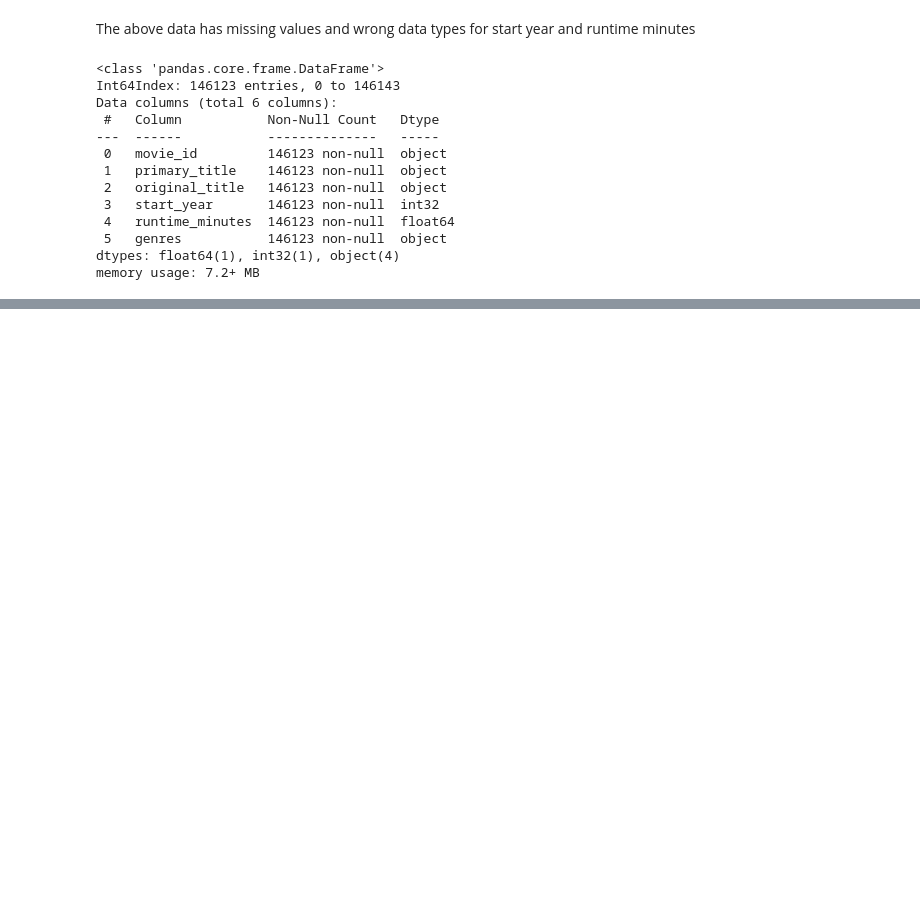
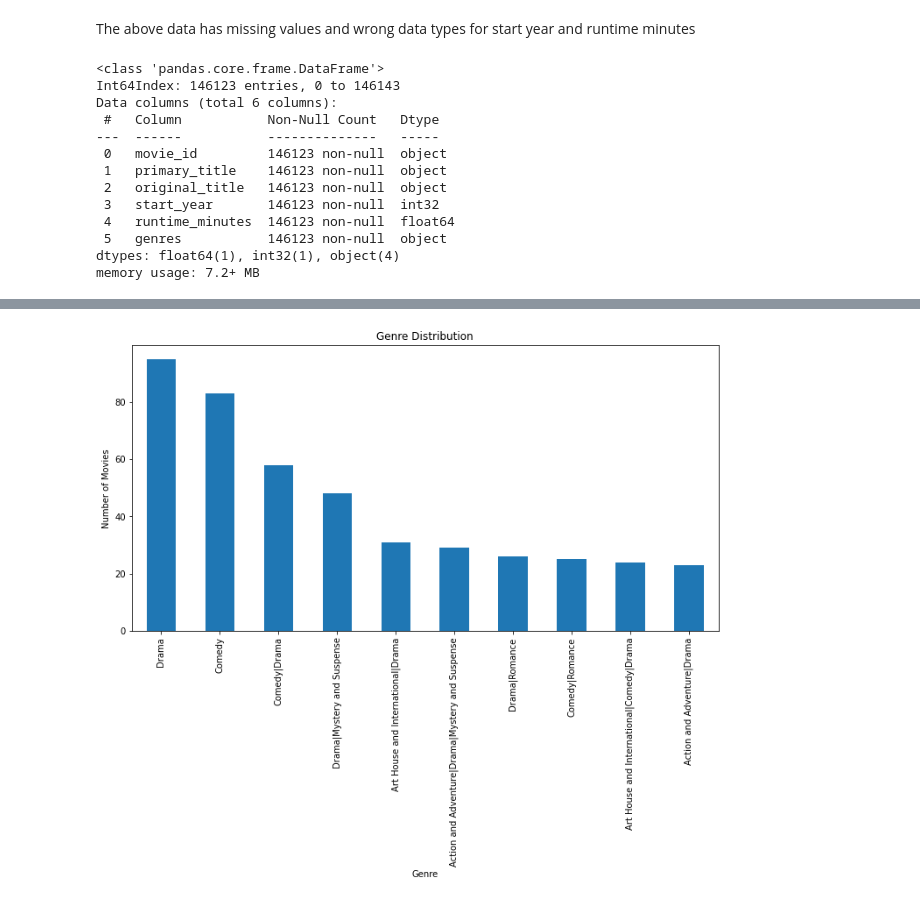
Before and after one commit to DrJeremyNgugi/Phase1project, a Jupyter notebook: Phase1Project.ipynb, the cells around one changed output, grey strips where cells are left out. Drawn from its saved outputs; the diff is of its cells as text; code cells hidden in the pictures; blank space fills up the shorter version.

```diff
--- a/Phase1Project.ipynb
+++ b/Phase1Project.ipynb
@@ -380,0 +449,14 @@ memory usage: 7.2+ MB
+# %%
+#Distribution of genres
+
+genre_counts= df2_cleaned['genre'].value_counts()
+
+top_genres= genre_counts.head(10)
+
+top_genres.plot(kind='bar', figsize=(12, 6), title='Genre Distribution')
+plt.xlabel('Genre')
+plt.ylabel('Number of Movies')
+
+plt.show()
+# %% [output]
+[figure, added]
```
Also changed, not shown: parts of 11 cells of this notebook.
